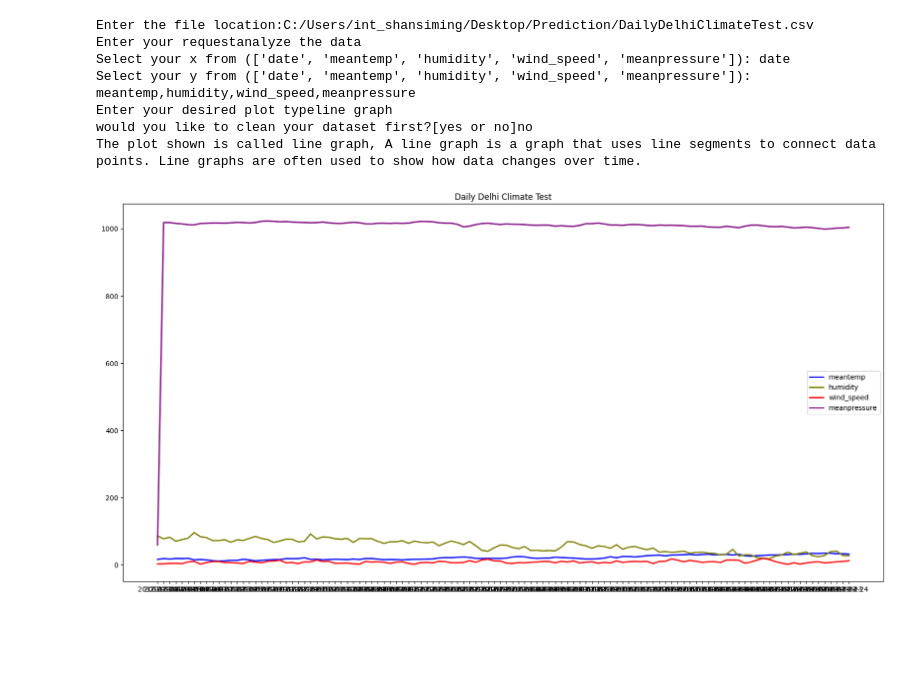
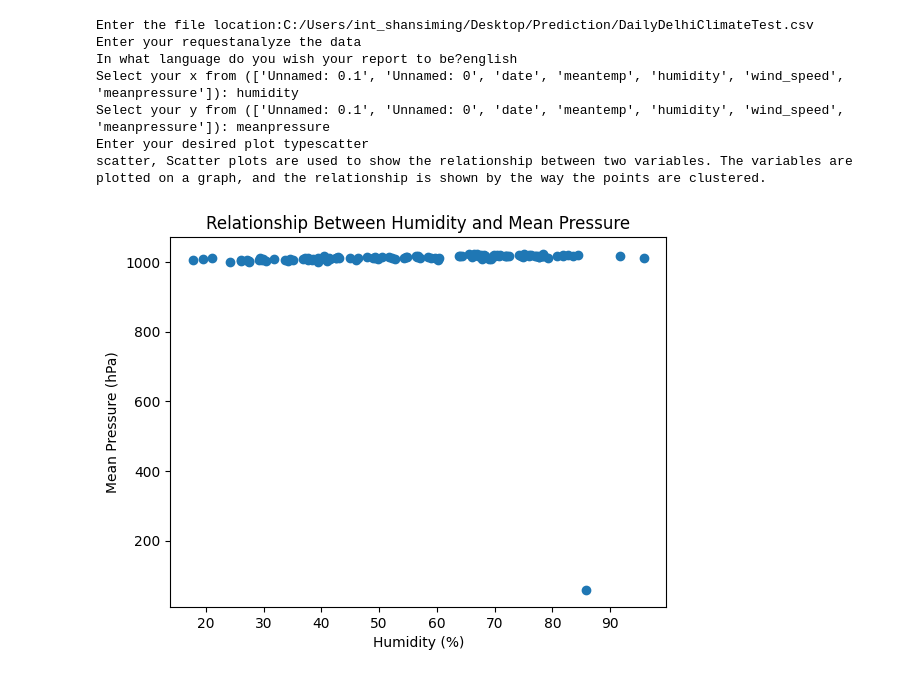
Before and after one commit to SimingShan/Statshero, a Jupyter notebook: my_report/statshero_report.ipynb, the cells around one changed output. Saved outputs shown, nothing was run; the diff lists cells and outputs as text; code cells hidden in the pictures; blank space fills up the shorter version.

```diff
--- a/my_report/statshero_report.ipynb
+++ b/my_report/statshero_report.ipynb
@@ -6,17 +6,18 @@ import subprocess
 import matplotlib.pyplot as plt
 import pandas as pd
 
-openai.api_key = "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"
+openai.api_key = "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"
 path = "C:/Users/int_shansiming/Desktop/Prediction/Nasdaq.csv"
 path2 = "C:/Users/int_shansiming/Desktop/Prediction/data.csv"
 path3 = "C:/Users/int_shansiming/Desktop/Prediction/DailyDelhiClimateTest.csv"
+path4 = "C:/Users/int_shansiming/Desktop/Prediction/salary.xlsx"
 
 
 # Set up the parameters for the GPT-3 API
 model = "text-davinci-002"
-temperature_1 = 0.1
+temperature_1 = 0.5
 temperature_2 = 1
-max_tokens = 5000
+max_tokens = 3000
 
 # Ask for file location
 user_input_file = input("Enter the file location:")
@@ -33,6 +34,9 @@ col_name = user_data.columns.tolist()
 # Ask user for input
 user_input_1 = input("Enter your request")
 
+# Language setting
+user_language = input("In what language do you wish your report to be?")
+
 # Ask for features if the user ask for a plot
 if any(keyword in user_input_1 for keyword in ["plot", "graph", "analyze", "analysis"]):
     features_x = input(f"Select your x from ({col_name}): ")
@@ -41,24 +45,10 @@ if any(keyword in user_input_1 for keyword in ["plot", "graph", "analyze", "anal
 else:
     user_input_1 = user_input_1
 
-
-# Ask for whether needs cleaning
-cleanornot = input("would you like to clean your dataset first?[yes or no]")
-
-# if ask for cleaning
-if cleanornot == 'yes':
-    import cleaning
-    cleaned_data = cleaning.clean(user_input_file)
-    user_input_file = input("Enter your cleaned dataset location:")
-    cleaned_data.to_csv(user_input_file)
-else:
-    pass
 # Introduce the plot type
 # Check if the input contains any keywords
 if any(keyword in user_input_1 for keyword in ["plot", "graph", "analyze", "analysis"]):
-    prompt = "Please introduce " \
-            + method\
-            +"and explain how they are used in data analysis."
+    prompt = f'''Introduce {method} and explain how they are used in data analysis  in {user_language}.'''
 
     response = openai.Completion.create(
         engine=model,
@@ -67,16 +57,19 @@ if any(keyword in user_input_1 for keyword in ["plot", "graph", "analyze", "anal
         temperature=temperature_1,
     )
 
-print(f"The plot shown is called {method}, {response.choices[0].text.strip()}")
+print(f"{method}, {response.choices[0].text.strip()}")
 
 # Check if the input contains any keywords
 if any(keyword in user_input_1 for keyword in ["plot", "graph", "analyze", "analysis"]):
-    prompt = f'''Generate Python code that imports the dataset from {user_input_file}.
-    Generate Python code that cleans the dataset, then creates and prints a chart that summarizes the data's features.
-    Generate Python code to generate a {method} which displays the relationship between x = {features_x} and {features_y}.
-    Add a legend (if needed) and a title to the graph using the Matplotlib library.
-    Follow the above prompt strictly!
-    No notes to the code!
+    prompt = f'''
+   Generate Python code to accomplish the following tasks:
+1. Import cleaning.py and use the cleaning.clean() function to import and clean the dataset from {user_input_file}, save as 'df'.
+2. Import matplotlib.pyplot as plt and create a {method} to display the relationship between x = {features_x} and y = {features_y}.
+3. Add a title to the graph using the Matplotlib library.
+4. If there are two features in {features_y}, add a legend.
+5. Label the axes using appropriate units based on the names of the features.
+
+Please provide the code without any additional comments or notes.
     '''
 
     # Generate code using the GPT-3 API
@@ -121,6 +114,8 @@ The report should include:
 4. Correlations between variables and their significance
 5. Identify trends, patterns, correlations, or anomalies in the data and describe their significance.
 
+And the report should be in {user_language}
+
 Please present the findings in a clear, precise, and professional manner.
 '''
 
@@ -129,37 +124,40 @@ response_text = openai.Completion.create(
     prompt=prompt_text,
     max_tokens=max_tokens,
     temperature=temperature_2,
 )
 print(f'''{response_text.choices[0].text.strip()}''')
 
 prompt_text = f'''
-Please provide the required data analysis report for the following dataset:
+Please provide the required data analysis report in {user_language} for the following dataset:
 
 {user_input_file}
 
 The report should include:
 
 1. Analyze {features_x} and {features_y} using relevant statistical learning techniques(like regression or ARIMA)
 2. Build the model and display the result parameter, and explain its meaning(Do not show the code)
 3. Recommendations for further analysis
 
 
 Please present the findings in a clear, precise, and professional manner.
 '''
 
 response_text = openai.Completion.create(
     engine=model,
     prompt=prompt_text,
     max_tokens=max_tokens,
     temperature=temperature_2,
 )
 print(f'''{response_text.choices[0].text.strip()}''')
+
+path3 = "C:/Users/int_shansiming/Desktop/Prediction/DailyDelhiClimateTest.csv"
+path4 = "C:/Users/int_shansiming/Desktop/Prediction/salary.xlsx"
 # %% [output]
 Enter the file location:C:/Users/int_shansiming/Desktop/Prediction/DailyDelhiClimateTest.csv
 Enter your requestanalyze the data
-Select your x from (['date', 'meantemp', 'humidity', 'wind_speed', 'meanpressure']): date
-Select your y from (['date', 'meantemp', 'humidity', 'wind_speed', 'meanpressure']): meantemp,humidity,wind_speed,meanpressure
-Enter your desired plot typeline graph
-would you like to clean your dataset first?[yes or no]no
-The plot shown is called line graph, A line graph is a graph that uses line segments to connect data points. Line graphs are often used to show how data changes over time.
+In what language do you wish your report to be?english
+Select your x from (['Unnamed: 0.1', 'Unnamed: 0', 'date', 'meantemp', 'humidity', 'wind_speed', 'meanpressure']): humidity
+Select your y from (['Unnamed: 0.1', 'Unnamed: 0', 'date', 'meantemp', 'humidity', 'wind_speed', 'meanpressure']): meanpressure
+Enter your desired plot typescatter
+scatter, Scatter plots are used to show the relationship between two variables. The variables are plotted on a graph, and the relationship is shown by the way the points are clustered.
-[figure, old version]
+[figure, new version]
```
Also changed, not shown: parts of 1 cell of this notebook, 5 other files.
